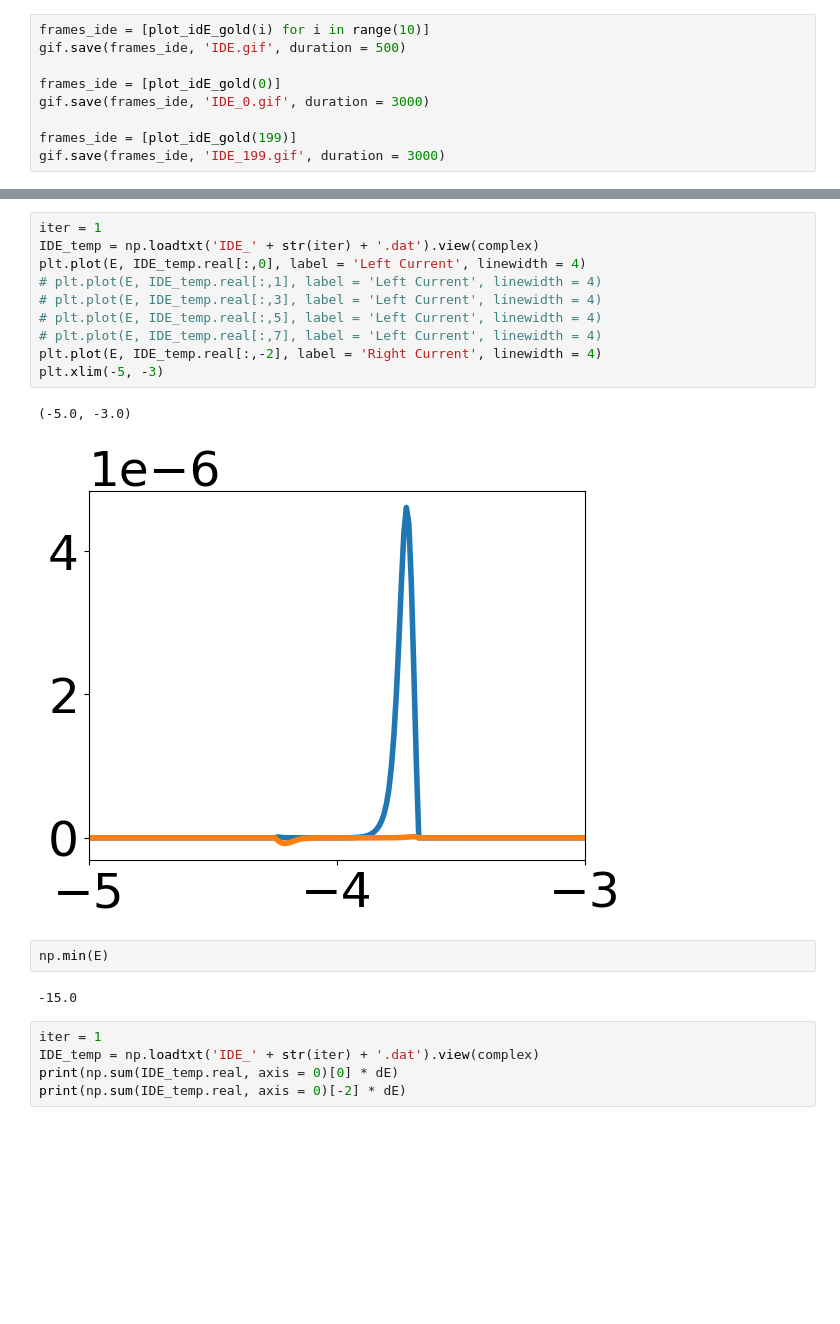
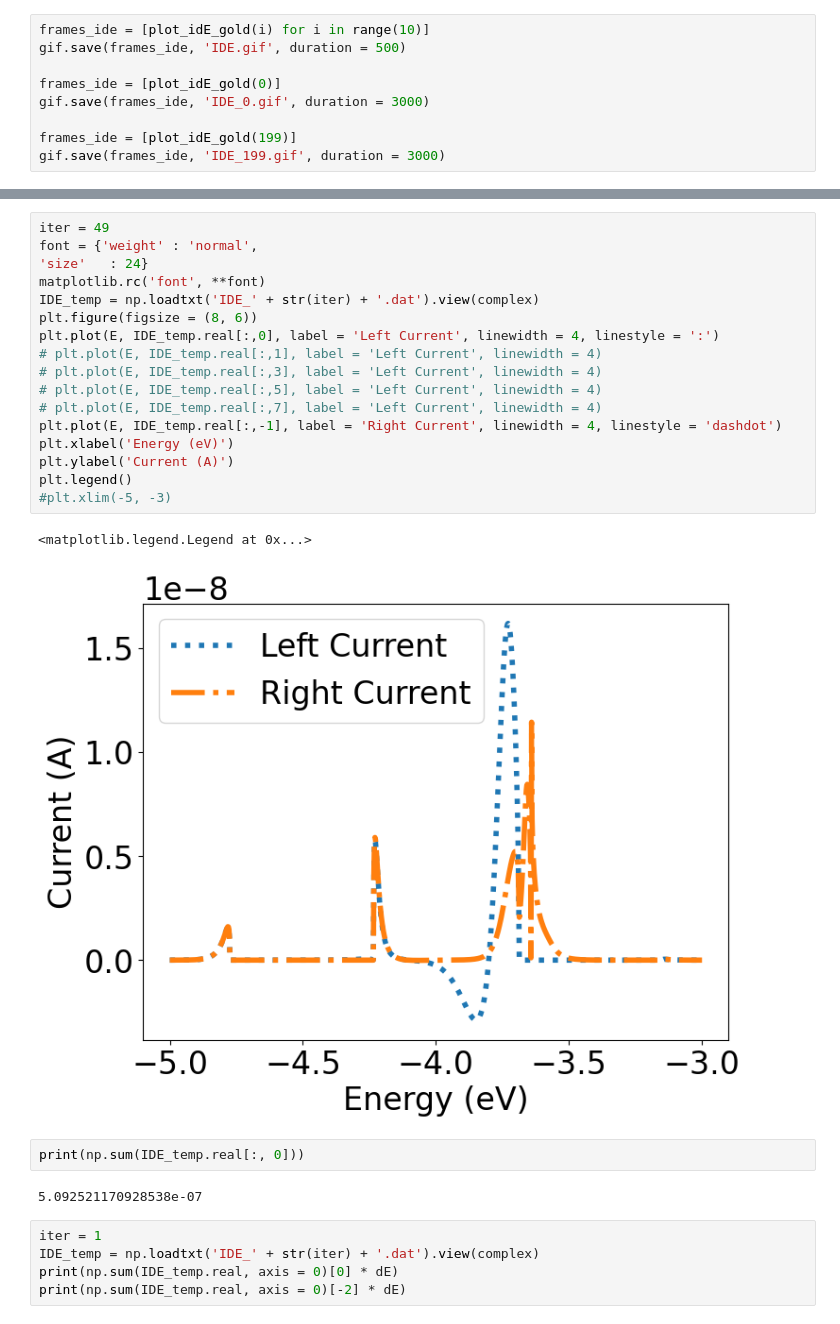
Before and after one commit to Nano-TCAD/QuaTrEx, a Jupyter notebook: quatrex/results/80TFET72/analysis.ipynb, the cells around one changed output, grey strips where cells are left out. Cells and saved outputs as stored; diff of their text form; blank space fills up the shorter version.

```diff
--- a/quatrex/results/80TFET72/analysis.ipynb
+++ b/quatrex/results/80TFET72/analysis.ipynb
@@ -285,20 +301,27 @@ Conservation condition satisfied at iteration 0
 # %%
-iter = 1
+iter = 49
+font = {'weight' : 'normal',
+'size'   : 24}
+matplotlib.rc('font', **font)
 IDE_temp = np.loadtxt('IDE_' + str(iter) + '.dat').view(complex)
-plt.plot(E, IDE_temp.real[:,0], label = 'Left Current', linewidth = 4)
+plt.figure(figsize = (8, 6))
+plt.plot(E, IDE_temp.real[:,0], label = 'Left Current', linewidth = 4, linestyle = ':')
 # plt.plot(E, IDE_temp.real[:,1], label = 'Left Current', linewidth = 4)
 # plt.plot(E, IDE_temp.real[:,3], label = 'Left Current', linewidth = 4)
 # plt.plot(E, IDE_temp.real[:,5], label = 'Left Current', linewidth = 4)
 # plt.plot(E, IDE_temp.real[:,7], label = 'Left Current', linewidth = 4)
-plt.plot(E, IDE_temp.real[:,-2], label = 'Right Current', linewidth = 4)
-plt.xlim(-5, -3)
+plt.plot(E, IDE_temp.real[:,-1], label = 'Right Current', linewidth = 4, linestyle = 'dashdot')
+plt.xlabel('Energy (eV)')
+plt.ylabel('Current (A)')
+plt.legend()
+#plt.xlim(-5, -3)
 # %% [output]
-(-5.0, -3.0)
+<matplotlib.legend.Legend at 0x...>
-[figure, old version]
+[figure, new version]
-# %%
-np.min(E)
-# %% [output]
--15.0
+# %%
+print(np.sum(IDE_temp.real[:, 0]))
+# %% [output]
+5.092521170928538e-07
 # %%
 iter = 1
 IDE_temp = np.loadtxt('IDE_' + str(iter) + '.dat').view(complex)
```
Also changed, not shown: parts of 6 cells of this notebook, 2 other files.
